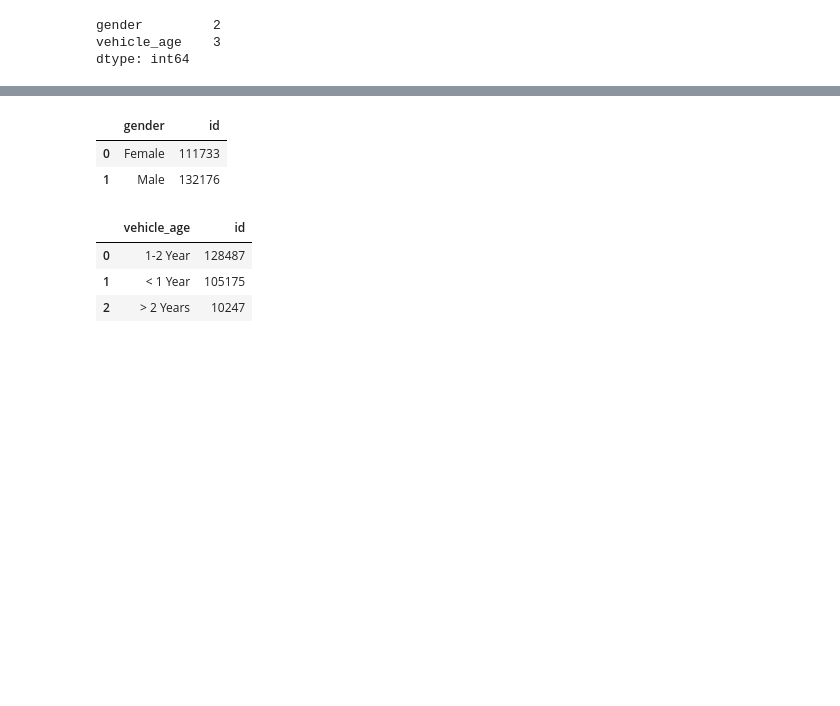
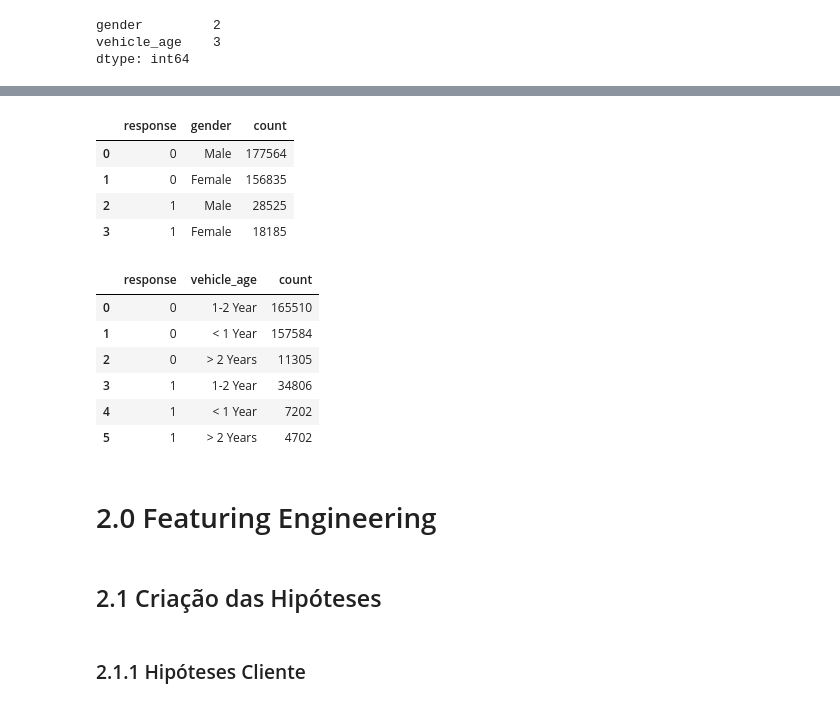
Before and after one commit to andersonrenatobonif/health_insurance, a Jupyter notebook: v01_health_insurance.ipynb, the cells around one changed output, grey strips where cells are left out. Saved outputs shown, nothing was run; the diff lists cells and outputs as text; code cells hidden in the pictures; blank space fills up the shorter version.

```diff
--- a/v01_health_insurance.ipynb
+++ b/v01_health_insurance.ipynb
@@ -123,7 +125,8 @@ X_train, X_val, y_train, y_val = train_test_split(X_train, y_train, test_size =
 # %% [markdown]
 # 1.0 Descrição dos Dados
 # %%
-df1 = X_train.copy()
+#df1 = X_train.copy()
+df1 = df.copy()
 # %% [markdown]
 ## 1.1 Rename Columns
 # %%
@@ -199,7 +205,6 @@ dtype: object
 # %%
 df1['region_code'] = df1['region_code'].astype(int)
 df1['policy_sales_channel'] = df1['policy_sales_channel'].astype(int)
-df1['vehicle_damage'] = df1['vehicle_damage'].apply(lambda x: 0 if x == '0' else 1)
 # %% [markdown]
 ## 1.6 Descriptive Statistical
 # %%
@@ -261,13 +256,20 @@ sns.barplot(x='vehicle_age', y='id', data=df1)
 # %%
-gender = df1[['gender', 'id']].groupby('gender').count().reset_index()
+df1[['gender', 'response']].groupby('response').value_counts().reset_index()
 # %% [output]
-|  | gender | id |
-| 0 | Female | 111733 |
-| 1 | Male | 132176 |
+|  | response | gender | count |
+| 0 | 0 | Male | 177564 |
+| 1 | 0 | Female | 156835 |
+| 2 | 1 | Male | 28525 |
+| 3 | 1 | Female | 18185 |
-# %%
-df1[['vehicle_age', 'id']].groupby('vehicle_age').count().reset_index()
-# %% [output]
-|  | vehicle_age | id |
-| 0 | 1-2 Year | 128487 |
-| 1 | < 1 Year | 105175 |
-| 2 | > 2 Years | 10247 |
+# %%
+df1[['vehicle_age', 'response']].groupby('response').value_counts().reset_index()
+# %% [output]
+|  | response | vehicle_age | count |
+| 0 | 0 | 1-2 Year | 165510 |
+| 1 | 0 | < 1 Year | 157584 |
+| 2 | 0 | > 2 Years | 11305 |
+| 3 | 1 | 1-2 Year | 34806 |
+| 4 | 1 | < 1 Year | 7202 |
+| 5 | 1 | > 2 Years | 4702 |
+# %% [markdown]
+# 2.0 Featuring Engineering
@@ -273,0 +278,4 @@ df1[['vehicle_age', 'id']].groupby('vehicle_age').count().reset_index()
+# %% [markdown]
+## 2.1 Criação das Hipóteses
+# %% [markdown]
+### 2.1.1 Hipóteses Cliente
```
Also changed, not shown: parts of 30 cells of this notebook.
